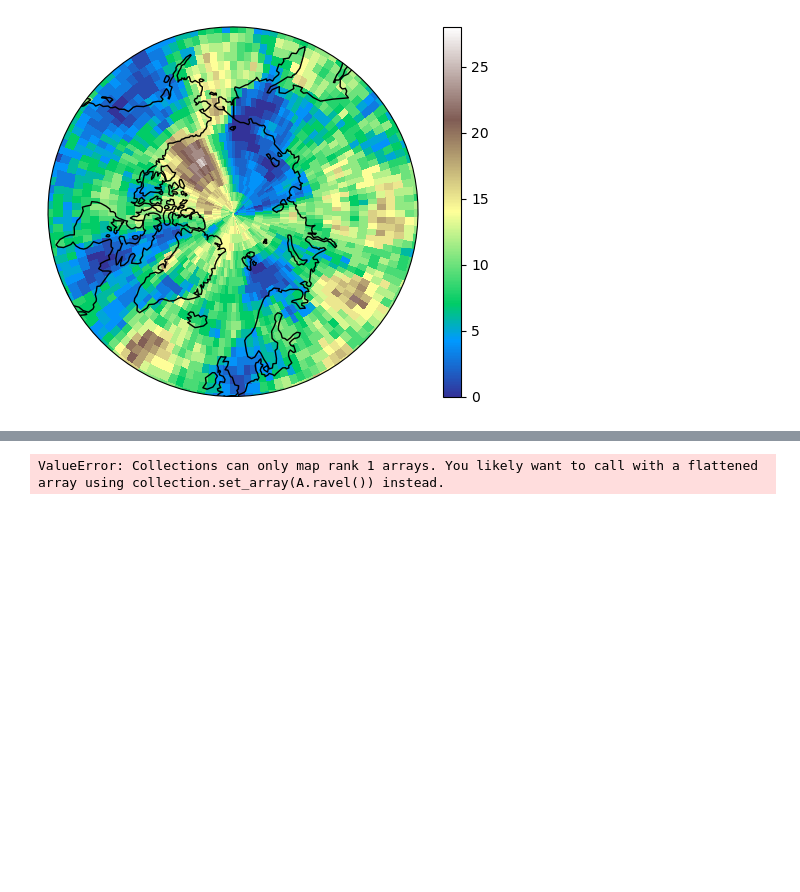
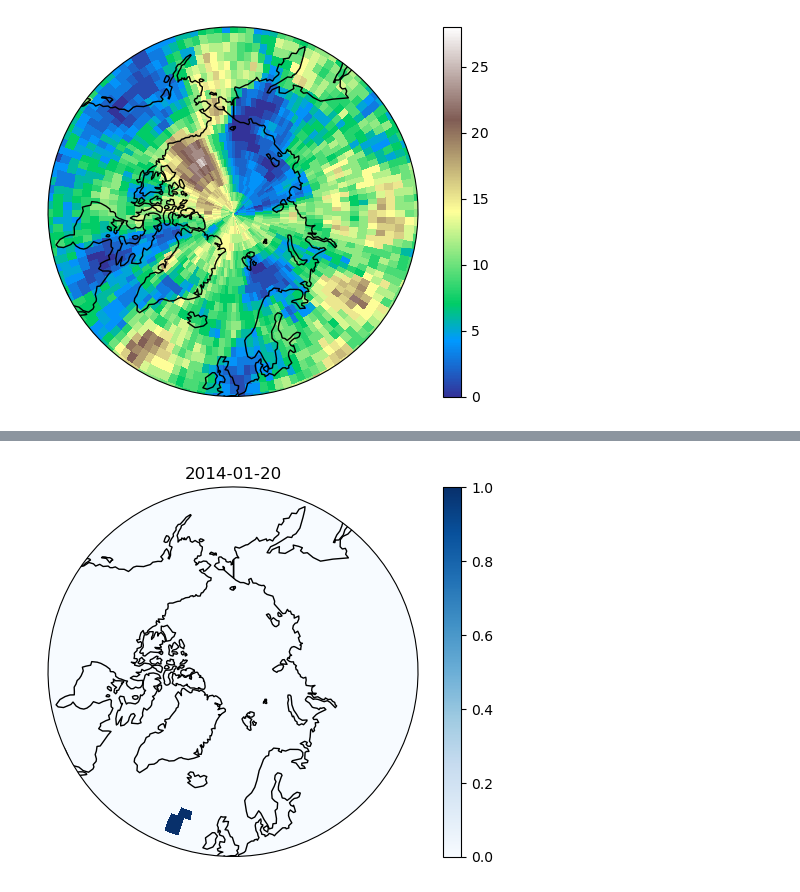
Before and after one commit to eScience-course/Tjaernoe2022-group5, a Jupyter notebook: notebooks/Remy/test_pangeo.ipynb, the cells around one changed output, grey strips where cells are left out. Saved outputs shown, nothing was run; the diff lists cells and outputs as text; code cells hidden in the pictures; blank space fills up the shorter version.

```diff
--- a/notebooks/Remy/test_pangeo.ipynb
+++ b/notebooks/Remy/test_pangeo.ipynb
@@ -254,7 +252,7 @@ plt.show()
 # %%
 excess14 = ivt.sel(time=slice("2014-01-01", "2014-12-31"))
 excess14 = excess14-q98
-excess14 = xr.where(excess14>0,1,excess*0)
+excess14 = xr.where(excess14>0,1,excess14*0)
 
 pole='Arctic'
 
@@ -288,23 +286,23 @@ from matplotlib.animation import FuncAnimation
 fig = plt.figure()
 vertical_array = excess14
 
+ax1 = plt.subplot(1,1,1,projection=ccrs.NorthPolarStereo())
+ax1.set_extent([-180,180,50,90], ccrs.PlateCarree())
+ax1.add_feature(cartopy.feature.LAND,edgecolor='k',zorder=4,facecolor=(0.5,0.5,0.5,0))
+theta = np.linspace(0, 2*np.pi, 100)
+center, radius = [0.5, 0.5], 0.5
+verts = np.vstack([np.sin(theta), np.cos(theta)]).T
+circle = mpath.Path(verts * radius + center)
+ax1.set_boundary(circle, transform=ax1.transAxes)
+cax1 = ax1.pcolormesh(lon_,lat_,vertical_array[0,:,:],transform=ccrs.PlateCarree(),cmap='Blues',vmin=0,vmax=1)
+cbar = plt.colorbar(cax1)
+ax1.set_title(vertical_array[0,:,:].time.values.astype('datetime64[D]'))
+
 def animate(i):
-    ax1 = plt.subplot(1,1,1,projection=ccrs.NorthPolarStereo())
-    ax1.set_extent([-180,180,50,90], ccrs.PlateCarree())
-    ax1.add_feature(cartopy.feature.LAND,edgecolor='k',zorder=4,facecolor=(0.5,0.5,0.5,0))
-    theta = np.linspace(0, 2*np.pi, 100)
-    center, radius = [0.5, 0.5], 0.5
-    verts = np.vstack([np.sin(theta), np.cos(theta)]).T
-    circle = mpath.Path(verts * radius + center)
-    ax1.set_boundary(circle, transform=ax1.transAxes)
-    cax1 = ax1.pcolormesh(lon_,lat_,vertical_array[0,:,:],transform=ccrs.PlateCarree(),cmap='Blues',vmin=0,vmax=1)
-    cbar = plt.colorbar(cax1)
-    cax1.set_array(vertical_array[i,:,:])
-    ax1.set_title(vertical_array[i,:,:].time.values.astype('datetime64[D]'))
+   cax1.set_array(vertical_array[i,:,:].values.flatten())
+   ax1.set_title(vertical_array[i,:,:].time.values.astype('datetime64[D]'))
 
-anim = FuncAnimation(fig, animate, frames=100, interval=20)
-video = anim.to_html5_video()
-html = display.HTML(video)
-display.display(html)
-plt.close()
+anim = animation.FuncAnimation(fig, animate, interval=1, frames=20)
+anim.save('tst.gif')
+plt.show()
 # %% [output]
@@ -313 +309 @@ plt.close()
-ValueError: Collections can only map rank 1 arrays. You likely want to call with a flattened array using collection.set_array(A.ravel()) instead.
+[figure, added]
```
Also changed, not shown: parts of 5 cells of this notebook, 2 other files.
